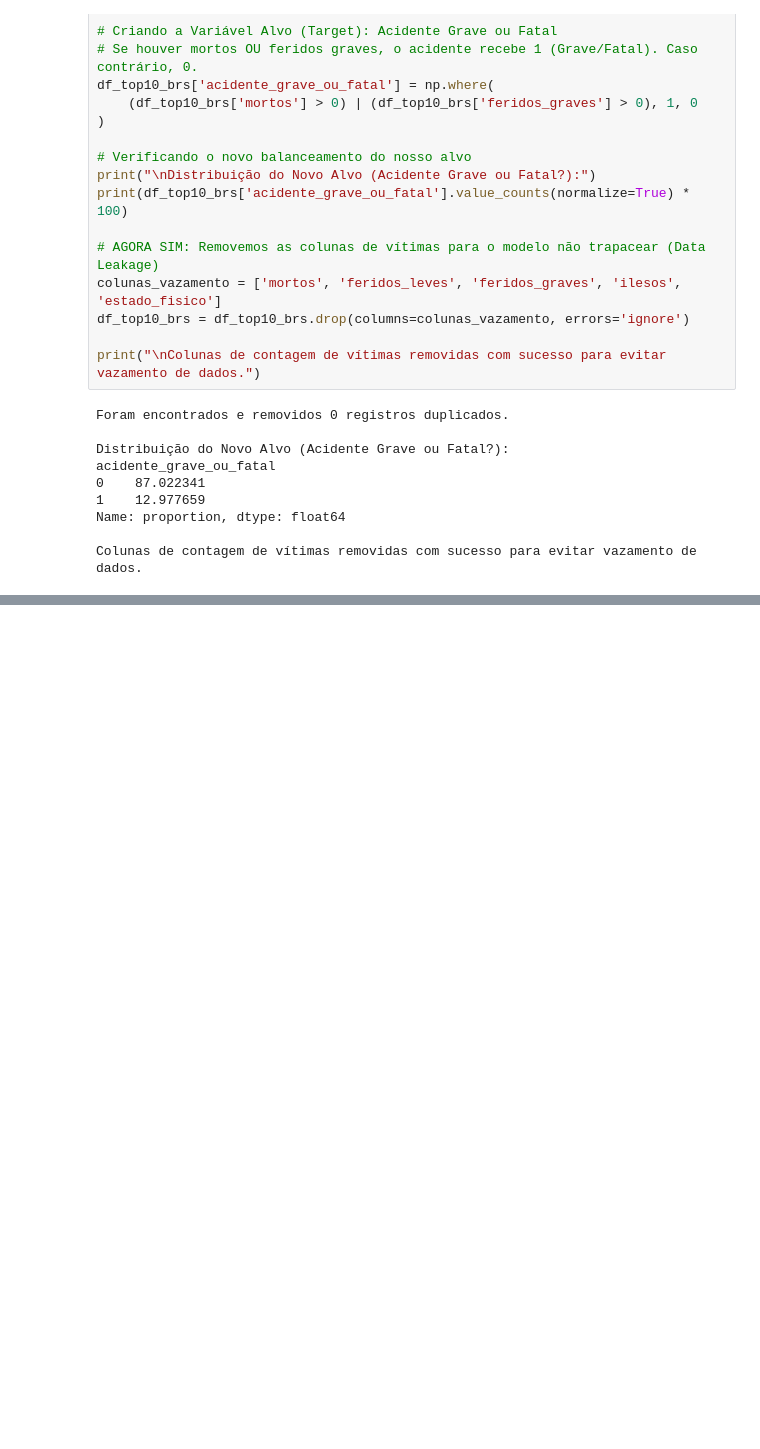
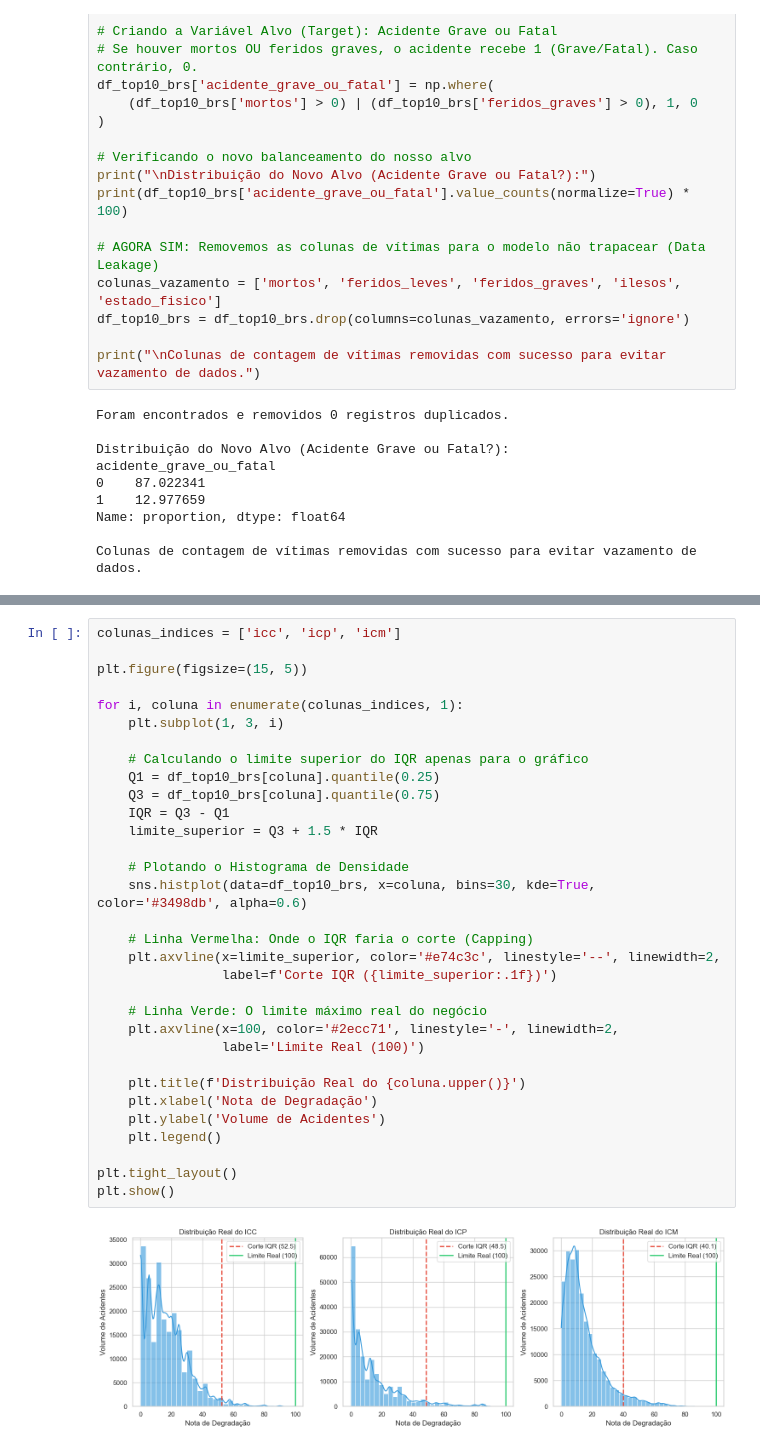
Before and after one commit to athaydegab/PredicaoAcidentesPRF, a Jupyter notebook: notebooks/02_notebook_normalizacao.ipynb, the cells around one changed output, grey strips where cells are left out. Saved outputs shown, nothing was run; the diff lists cells and outputs as text; blank space fills up the shorter version.

```diff
--- a/notebooks/02_notebook_normalizacao.ipynb
+++ b/notebooks/02_notebook_normalizacao.ipynb
@@ -276,3 +248,37 @@ Formato final (Pronto para Modelagem): (216734, 83)
+# %%
+colunas_indices = ['icc', 'icp', 'icm']
+
+plt.figure(figsize=(15, 5))
+
+for i, coluna in enumerate(colunas_indices, 1):
+    plt.subplot(1, 3, i)
+
+    # Calculando o limite superior do IQR apenas para o gráfico
+    Q1 = df_top10_brs[coluna].quantile(0.25)
+    Q3 = df_top10_brs[coluna].quantile(0.75)
+    IQR = Q3 - Q1
+    limite_superior = Q3 + 1.5 * IQR
+
+    # Plotando o Histograma de Densidade
+    sns.histplot(data=df_top10_brs, x=coluna, bins=30, kde=True, color='#3498db', alpha=0.6)
+
+    # Linha Vermelha: Onde o IQR faria o corte (Capping)
+    plt.axvline(x=limite_superior, color='#e74c3c', linestyle='--', linewidth=2,
+                label=f'Corte IQR ({limite_superior:.1f})')
+
+    # Linha Verde: O limite máximo real do negócio
+    plt.axvline(x=100, color='#2ecc71', linestyle='-', linewidth=2,
+                label='Limite Real (100)')
+
+    plt.title(f'Distribuição Real do {coluna.upper()}')
+    plt.xlabel('Nota de Degradação')
+    plt.ylabel('Volume de Acidentes')
+    plt.legend()
+
+plt.tight_layout()
+plt.show()
+# %% [output]
+[figure, added]
 # %%
 import os
 
```
Also changed, not shown: parts of 7 cells of this notebook, 1 other file.
